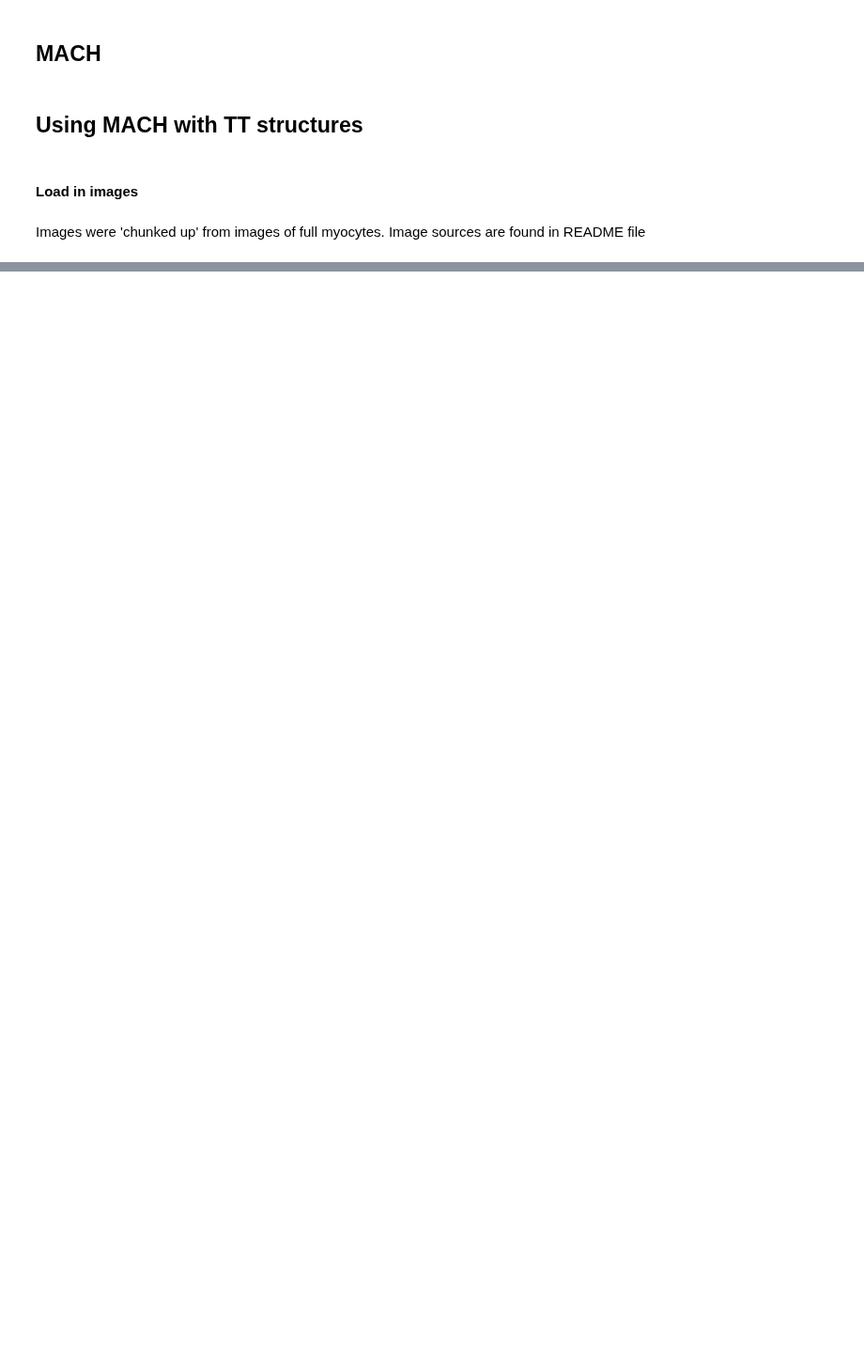
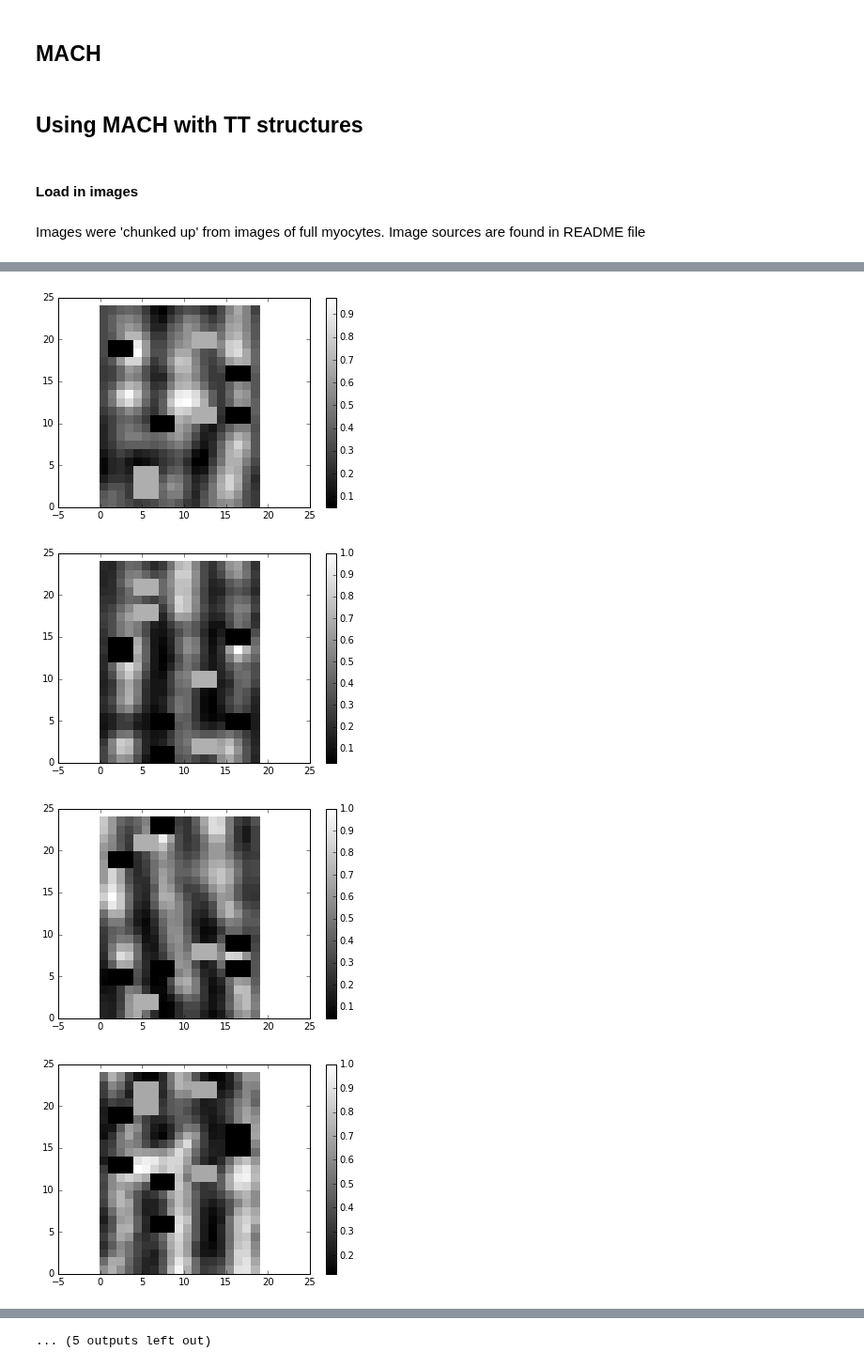
Before and after one commit to huskeypm/sparkdetection, a Jupyter notebook: mach/MACH-TT.ipynb, the cells around one changed output, grey strips where cells are left out. Shown at 94% size. Drawn from its saved outputs; the diff is of its cells as text; code cells hidden in the pictures; blank space fills up the shorter version.

```diff
--- a/mach/MACH-TT.ipynb
+++ b/mach/MACH-TT.ipynb
@@ -58,0 +62,42 @@ AssertionError: This should be true. Fix your threshold, yo.
+# %%
+images = allImages[falseImages]
+# renorm
+#plt.figure()
+import random
+for i,img in enumerate(images):
+  plt.figure()
+#    plt.title(i)
+  v = random.randint(1,imgRows-1)
+  img[(v-1):v+1 ,1:4] = np.min(img)
+  v = random.randint(1,imgRows-1)
+  img[(v-1):v+1 ,1:4] = np.min(img)
+
+  v = random.randint(1,imgRows-1)
+  img[(v-1):v+1 ,6:9] = np.min(img)
+  v = random.randint(1,imgRows-1)
+  img[(v-1):v+1 ,6:9] = np.min(img)
+
+
+  v = random.randint(1,imgRows-1)
+  img[(v-1):v+1 ,4:7] = 0.7*np.max(img)
+  v = random.randint(1,imgRows-1)
+  img[(v-1):v+1 ,4:7] = 0.7*np.max(img)
+
+  v = random.randint(1,imgRows-1)
+  img[(v-1):v+1 ,15:18] = np.min(img)
+  v = random.randint(1,imgRows-1)
+  img[(v-1):v+1 ,15:18] = np.min(img)
+
+  v = random.randint(1,imgRows-1)
+  img[(v-1):v+1 ,11:14] = 0.7*np.max(img)
+  v = random.randint(1,imgRows-1)
+  img[(v-1):v+1 ,11:14] = 0.7*np.max(img)
+
+
+  util.myplot(img)
+  allImages[ falseImages[i],:,:] = img
+# %% [output]
+[figure, added]
+[figure, added]
+[figure, added]
+[figure, added]
@@ -58,0 +112 @@ AssertionError: This should be true. Fix your threshold, yo.
+... (5 outputs left out)
```
Also changed, not shown: parts of 26 cells of this notebook, 2 other files.
